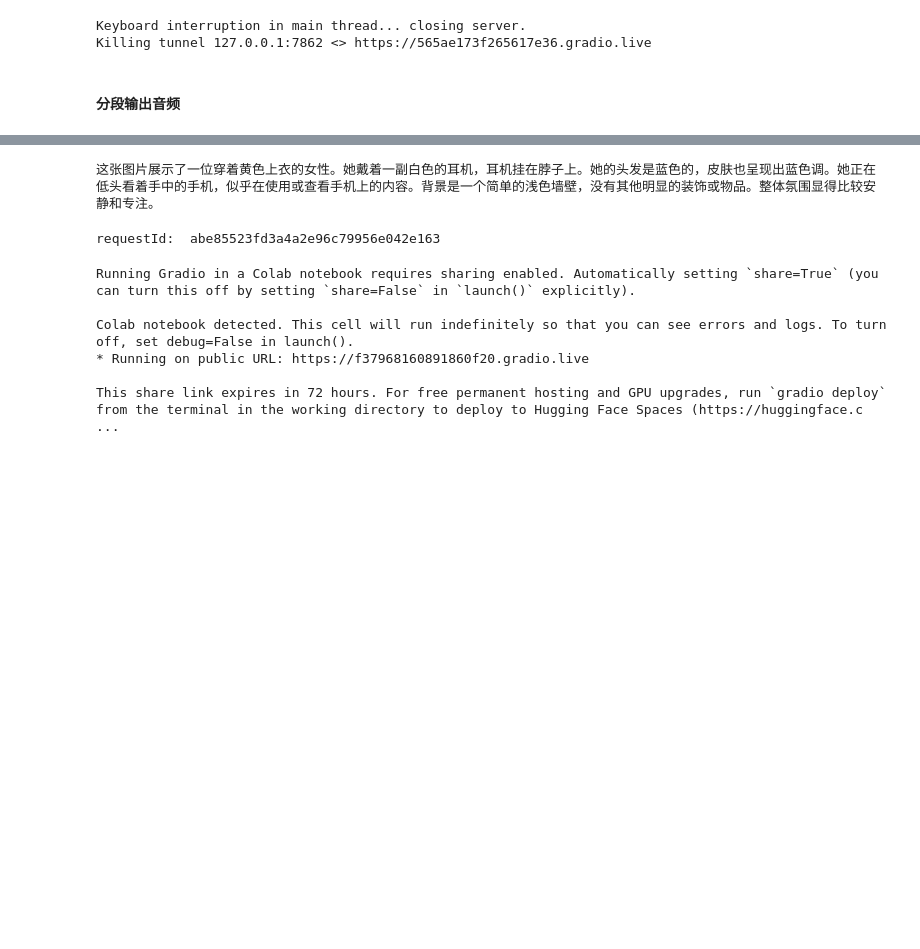
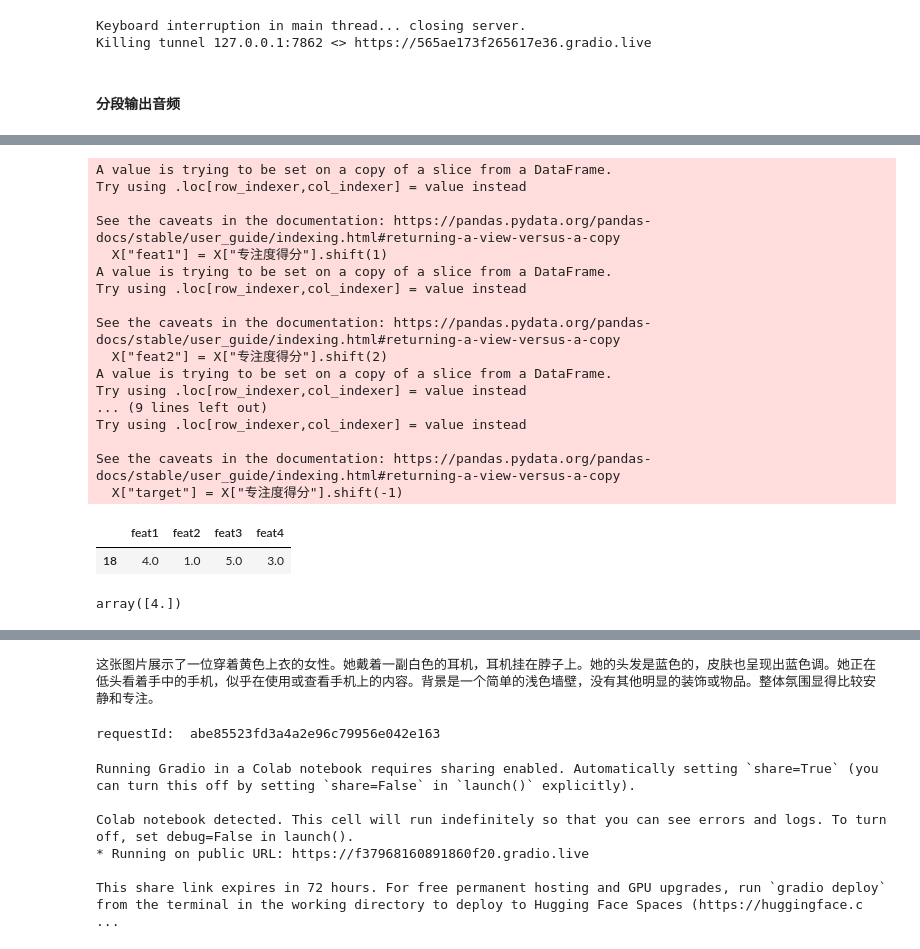
Before and after one commit to EliasCai/FocusBuddy, a Jupyter notebook: focus.ipynb, the cells around one changed output, grey strips where cells are left out. Drawn from its saved outputs; the diff is of its cells as text; code cells hidden in the pictures; blank space fills up the shorter version.

```diff
--- a/focus.ipynb
+++ b/focus.ipynb
@@ -1559,0 +1714,42 @@ This share link expires in 72 hours. For free permanent hosting and GPU upgrades
+# %%
+X = userlog.df[~userlog.df["专注度得分"].isna()]
+
+X["feat1"] = X["专注度得分"].shift(1)
+X["feat2"] = X["专注度得分"].shift(2)
+X["feat3"] = X["专注度得分"].shift(3)
+X["feat4"] = X["专注度得分"] # .shift(3)
+X["target"] = X["专注度得分"].shift(-1)
+
+X = X.loc[:,["feat1","feat2","feat3","feat4","target"]]
+x_train = X.iloc[3:-1,:-1]
+y_train = X.iloc[3:-1,-1]
+x_test = X.iloc[-1:,:-1]
+x_test
+# %% [output]
+A value is trying to be set on a copy of a slice from a DataFrame.
+Try using .loc[row_indexer,col_indexer] = value instead
+
+See the caveats in the documentation: https://pandas.pydata.org/pandas-docs/stable/user_guide/indexing.html#returning-a-view-versus-a-copy
+  X["feat1"] = X["专注度得分"].shift(1)
+A value is trying to be set on a copy of a slice from a DataFrame.
+Try using .loc[row_indexer,col_indexer] = value instead
+
+See the caveats in the documentation: https://pandas.pydata.org/pandas-docs/stable/user_guide/indexing.html#returning-a-view-versus-a-copy
+  X["feat2"] = X["专注度得分"].shift(2)
+A value is trying to be set on a copy of a slice from a DataFrame.
+Try using .loc[row_indexer,col_indexer] = value instead
+... (9 lines left out)
+Try using .loc[row_indexer,col_indexer] = value instead
+
+See the caveats in the documentation: https://pandas.pydata.org/pandas-docs/stable/user_guide/indexing.html#returning-a-view-versus-a-copy
+  X["target"] = X["专注度得分"].shift(-1)
+|  | feat1 | feat2 | feat3 | feat4 |
+| 18 | 4.0 | 1.0 | 5.0 | 3.0 |
+# %%
+from sklearn.ensemble import RandomForestClassifier
+
+model = RandomForestClassifier()
+model.fit(x_train, y_train)
+model.predict(x_test)
+# %% [output]
+array([4.])
```
Also changed, not shown: parts of 23 cells of this notebook.
